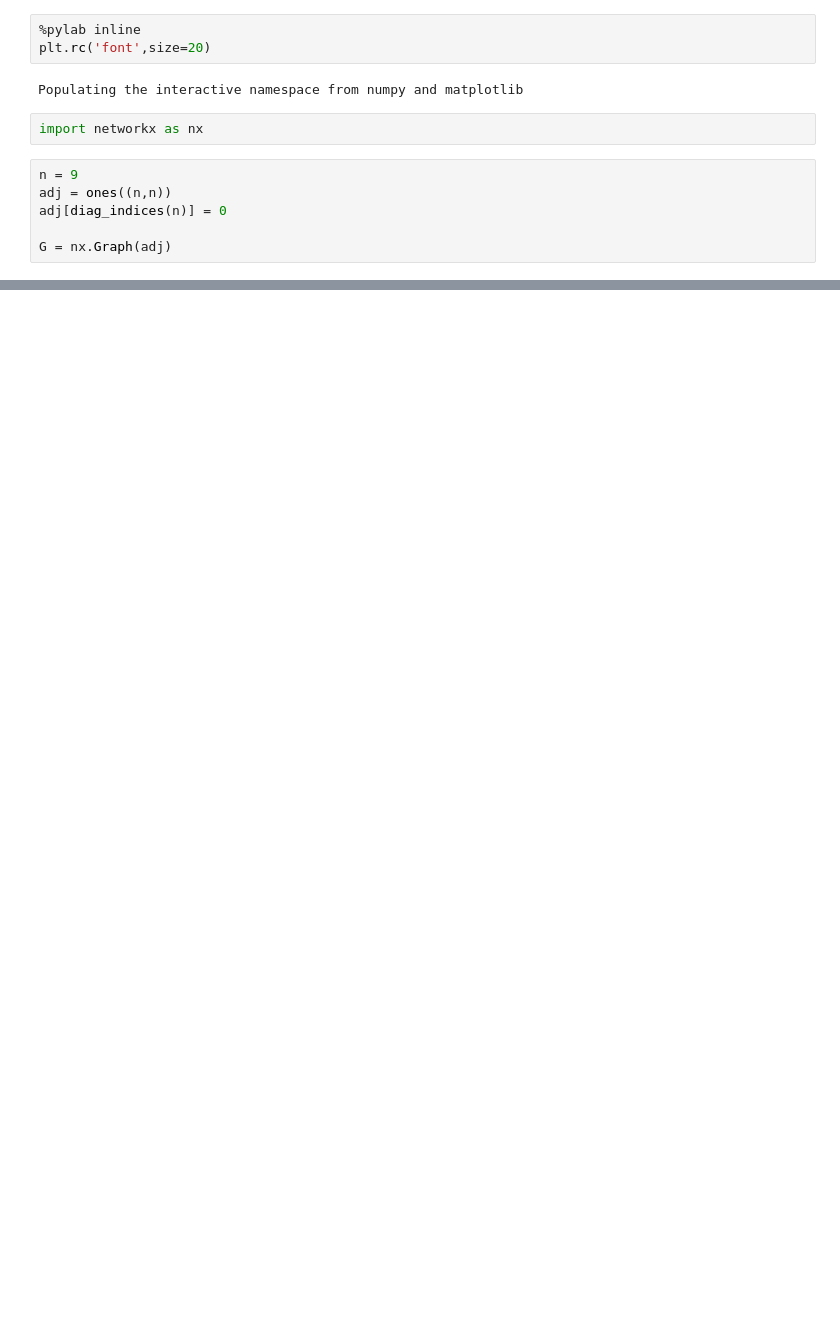
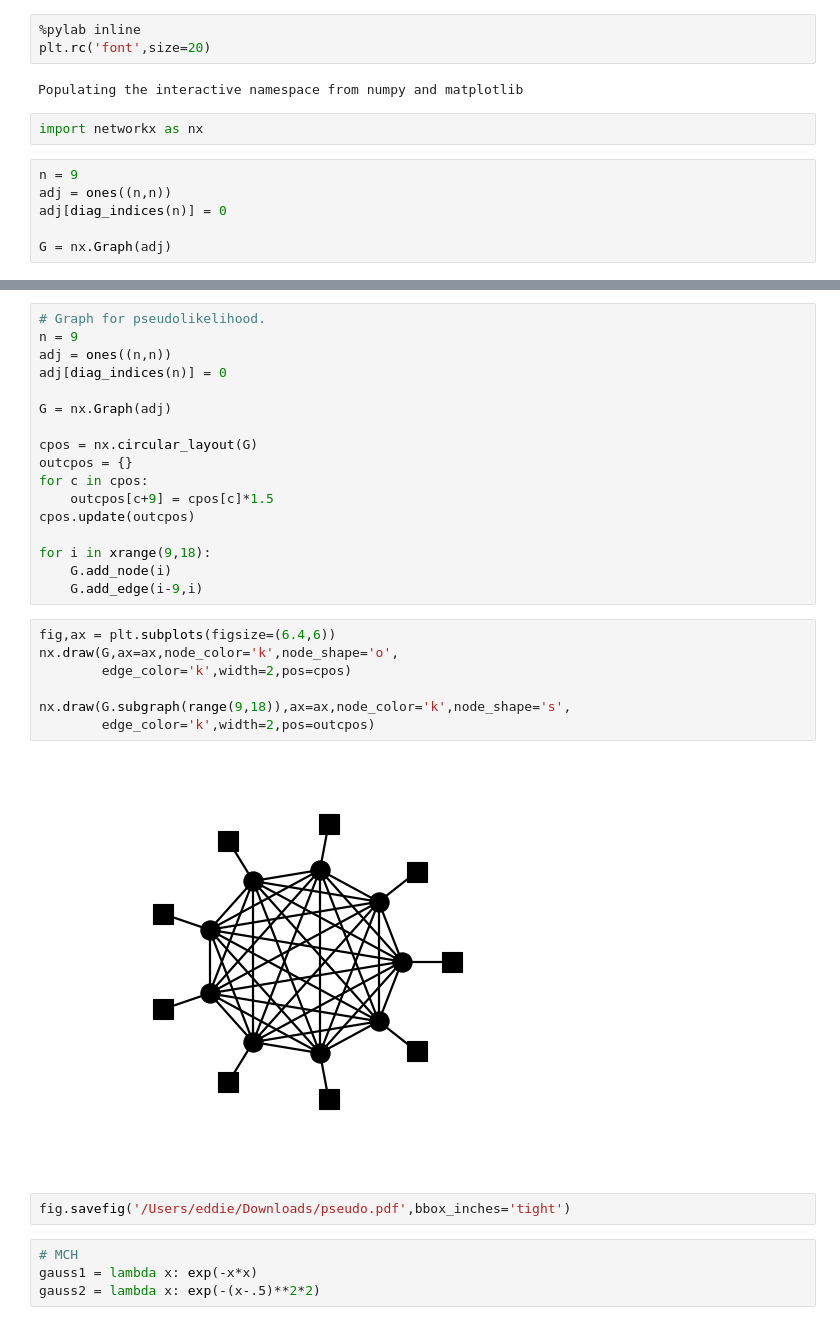
Before and after one commit to eltrompetero/coniii, a Jupyter notebook: Plots.ipynb, the cells around one changed output, grey strips where cells are left out. Drawn from its saved outputs; the diff is of its cells as text; blank space fills up the shorter version.

```diff
--- a/Plots.ipynb
+++ b/Plots.ipynb
@@ -20,0 +21,32 @@ fig.savefig('ising_example.png',frameon=False,transparent=True,bbox_inches='tigh
+# %%
+# Graph for pseudolikelihood.
+n = 9
+adj = ones((n,n))
+adj[diag_indices(n)] = 0
+
+G = nx.Graph(adj)
+
+cpos = nx.circular_layout(G)
+outcpos = {}
+for c in cpos:
+    outcpos[c+9] = cpos[c]*1.5
+cpos.update(outcpos)
+
+for i in xrange(9,18):
+    G.add_node(i)
+    G.add_edge(i-9,i)
+# %%
+fig,ax = plt.subplots(figsize=(6.4,6))
+nx.draw(G,ax=ax,node_color='k',node_shape='o',
+        edge_color='k',width=2,pos=cpos)
+
+nx.draw(G.subgraph(range(9,18)),ax=ax,node_color='k',node_shape='s',
+        edge_color='k',width=2,pos=outcpos)
+# %% [output]
+[figure, added]
+# %%
+fig.savefig('/Users/eddie/Downloads/pseudo.pdf',bbox_inches='tight')
+# %%
+# MCH
+gauss1 = lambda x: exp(-x*x)
+gauss2 = lambda x: exp(-(x-.5)**2*2)
```
Also changed, not shown: parts of 2 cells of this notebook, 13 other files.
